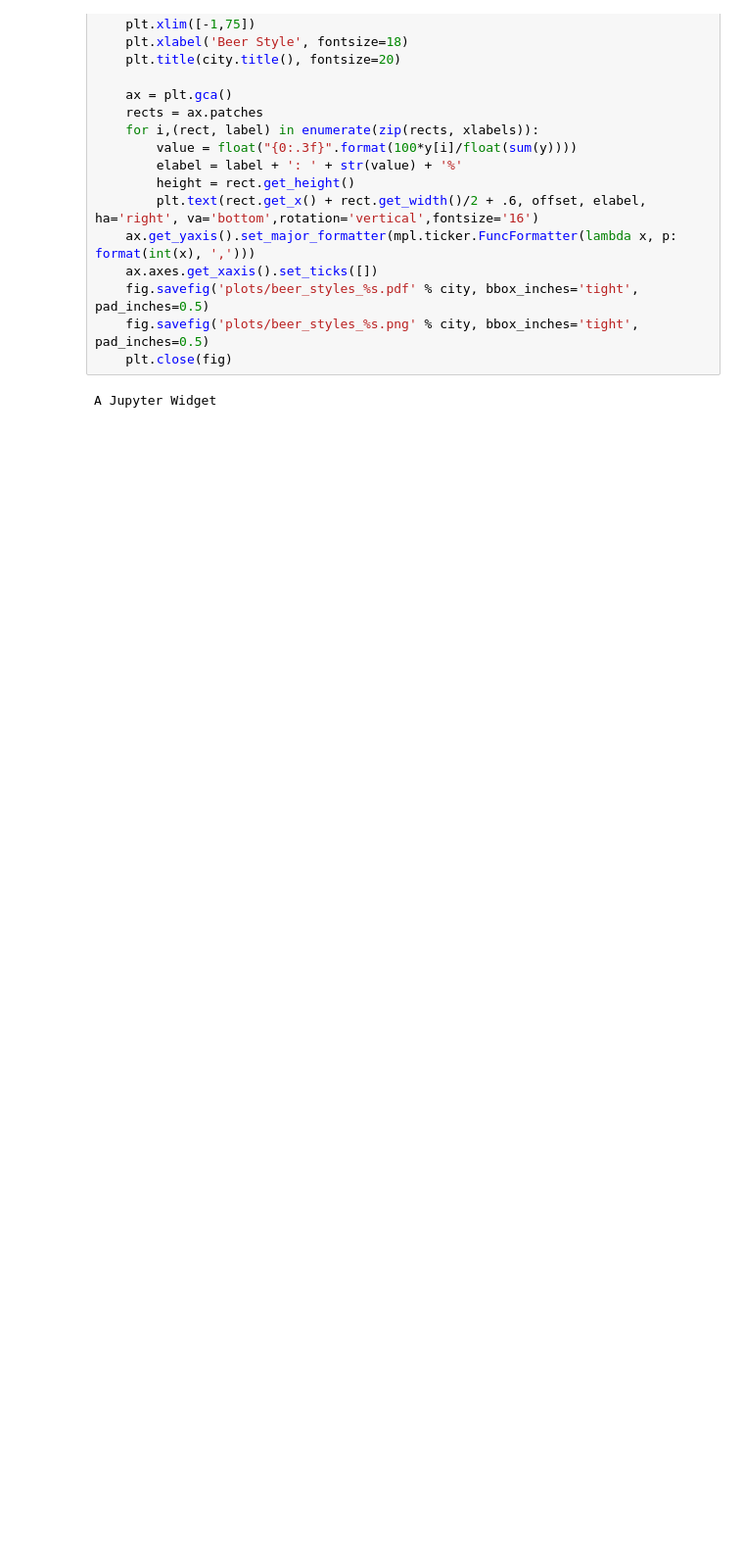
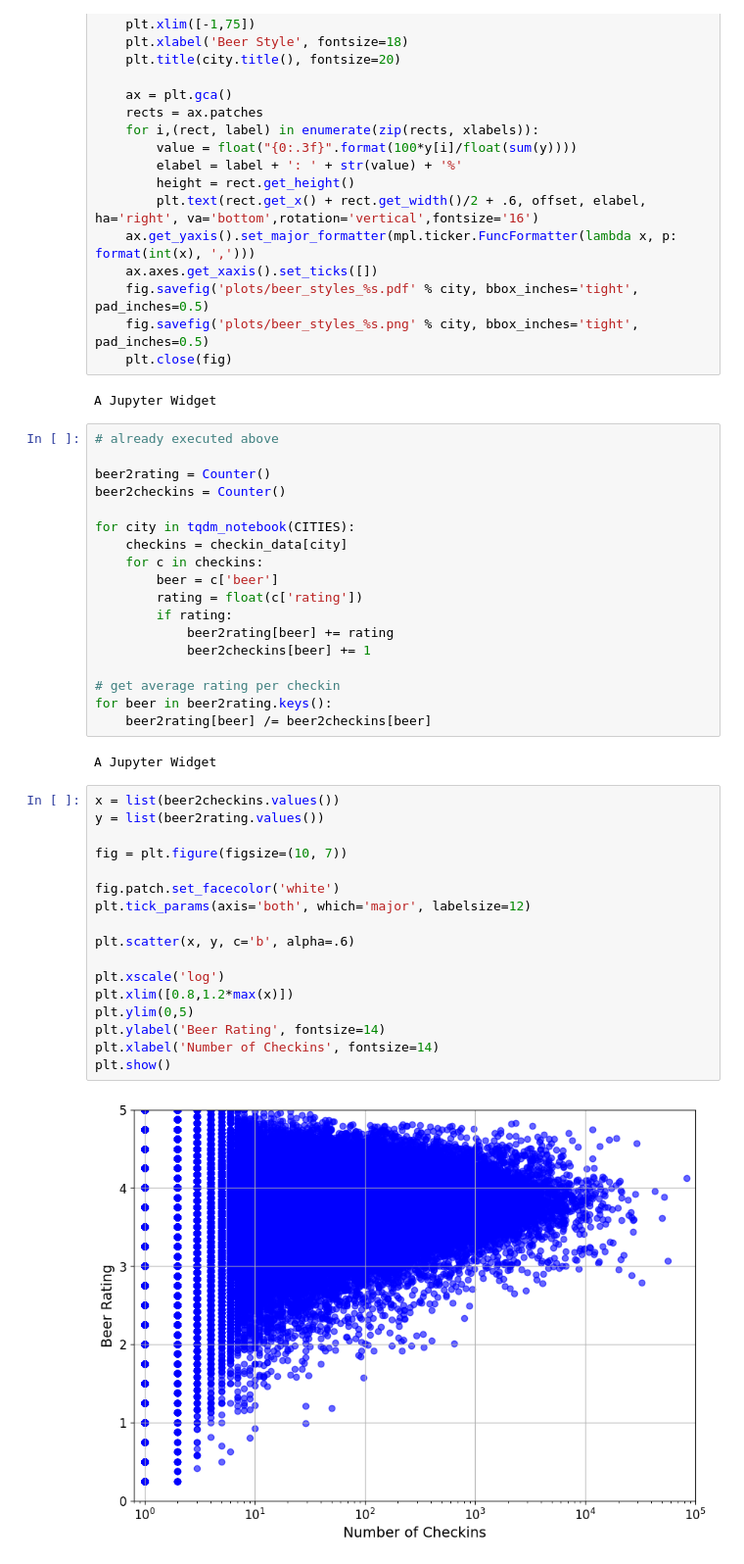
Before and after one commit to martinjc/pyconuk-2017-what-python-can-teach-us-about-beer, a Jupyter notebook: analysis/What Python can teach us about Beer.ipynb, the cells around one changed output. Shown at 98% size. Saved outputs shown, nothing was run; the diff lists cells and outputs as text; blank space fills up the shorter version.

```diff
--- a/analysis/What Python can teach us about Beer.ipynb
+++ b/analysis/What Python can teach us about Beer.ipynb
@@ -970,3 +978,42 @@ for city in tqdm_notebook(CITIES):
     plt.close(fig)
 # %% [output]
 A Jupyter Widget
+# %%
+# already executed above
+
+beer2rating = Counter()
+beer2checkins = Counter()
+
+for city in tqdm_notebook(CITIES):
+    checkins = checkin_data[city]
+    for c in checkins:
+        beer = c['beer']
+        rating = float(c['rating'])
+        if rating:
+            beer2rating[beer] += rating
+            beer2checkins[beer] += 1
+
+# get average rating per checkin
+for beer in beer2rating.keys():
+    beer2rating[beer] /= beer2checkins[beer]
+# %% [output]
+A Jupyter Widget
+# %%
+x = list(beer2checkins.values())
+y = list(beer2rating.values())
+
+fig = plt.figure(figsize=(10, 7))
+
+fig.patch.set_facecolor('white')
+plt.tick_params(axis='both', which='major', labelsize=12)
+
+plt.scatter(x, y, c='b', alpha=.6)
+
+plt.xscale('log')
+plt.xlim([0.8,1.2*max(x)])
+plt.ylim(0,5)
+plt.ylabel('Beer Rating', fontsize=14)
+plt.xlabel('Number of Checkins', fontsize=14)
+plt.show()
+# %% [output]
+[figure, added]
```
Also changed, not shown: parts of 4 cells of this notebook, 3 other files.
